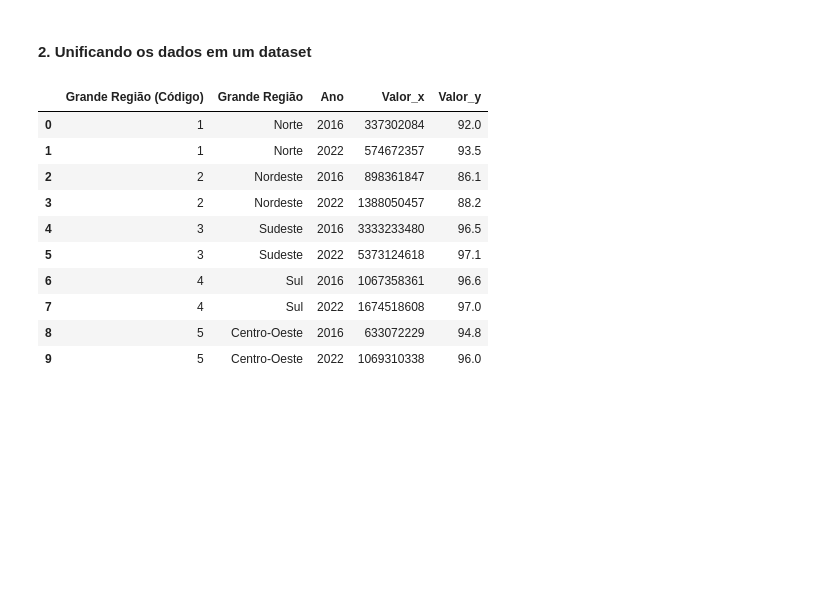
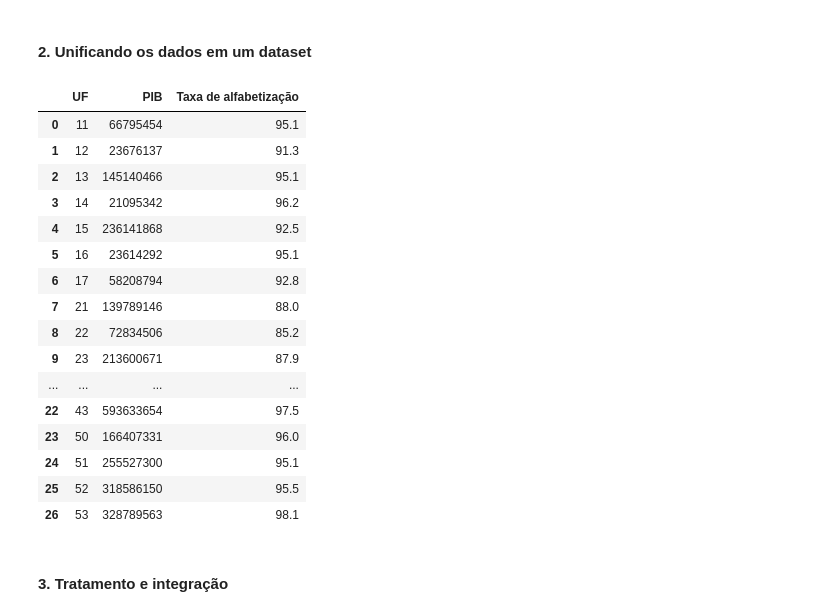
Before and after one commit to SRRenan-Souza/data-mining, a Jupyter notebook: src/mineracao.ipynb, the cells around one changed output. Cells and saved outputs as stored; diff of their text form; code cells hidden in the pictures; blank space fills up the shorter version.

Commit message:
pequenas mudanças nas fontes e estrutura do dataset (incompleto)

```diff
--- a/src/mineracao.ipynb
+++ b/src/mineracao.ipynb
@@ -20,7 +20,8 @@ api: API = API()
 dataset: list[pd.DataFrame] = []
 
 # Armazena as tabelas extraídas da API em uma lista
-dataset.append(api.query(Provider.SIDRA, "PIB por região - 2016/2022"))
-dataset.append(api.query(Provider.SIDRA, "Alfabetização por Região"))
+
+dataset.append(api.query(Provider.IBGE, "PIB por município").rename(columns={"localidade": "Município", "2022": "PIB"}))
+dataset.append(api.query(Provider.SIDRA, "Alfabetização por UF").rename(columns={"Unidade da Federação (Código)": "UF", "Valor": "Taxa de alfabetização"}))
 # OUTRAS CONSULTAS...
 # %% [output]
@@ -69,0 +47,7 @@ for ds in dataset:
+# %%
+dataset[0]["UF"] = dataset[0]["codigo"].astype(str).str[:2]
+dataset[0]["PIB"] = pd.to_numeric(dataset[0]["PIB"], errors="coerce")
+dataset[0] = dataset[0].groupby("UF", as_index=False)["PIB"].sum()
+
+for ds in dataset:
+    display(ds)
@@ -101,19 +107,27 @@ df
 # %%
 dados : pd.DataFrame = dataset[0]
 
 for i in range(1, len(dataset)):
-    dados = pd.merge(dados, dataset[i], how="inner", on=["Grande Região (Código)", "Grande Região", "Ano"])
+    dados = pd.merge(dados, dataset[i], how="inner", on=["UF"])
 
 dados
 # %% [output]
-|  | Grande Região (Código) | Grande Região | Ano | Valor_x | Valor_y |
-| 0 | 1 | Norte | 2016 | 337302084 | 92.0 |
-| 1 | 1 | Norte | 2022 | 574672357 | 93.5 |
-| 2 | 2 | Nordeste | 2016 | 898361847 | 86.1 |
-| 3 | 2 | Nordeste | 2022 | 1388050457 | 88.2 |
-| 4 | 3 | Sudeste | 2016 | 3333233480 | 96.5 |
-| 5 | 3 | Sudeste | 2022 | 5373124618 | 97.1 |
-| 6 | 4 | Sul | 2016 | 1067358361 | 96.6 |
-| 7 | 4 | Sul | 2022 | 1674518608 | 97.0 |
-| 8 | 5 | Centro-Oeste | 2016 | 633072229 | 94.8 |
-| 9 | 5 | Centro-Oeste | 2022 | 1069310338 | 96.0 |
+|  | UF | PIB | Taxa de alfabetização |
+| 0 | 11 | 66795454 | 95.1 |
+| 1 | 12 | 23676137 | 91.3 |
+| 2 | 13 | 145140466 | 95.1 |
+| 3 | 14 | 21095342 | 96.2 |
+| 4 | 15 | 236141868 | 92.5 |
+| 5 | 16 | 23614292 | 95.1 |
+| 6 | 17 | 58208794 | 92.8 |
+| 7 | 21 | 139789146 | 88.0 |
+| 8 | 22 | 72834506 | 85.2 |
+| 9 | 23 | 213600671 | 87.9 |
+| ... | ... | ... | ... |
+| 22 | 43 | 593633654 | 97.5 |
+| 23 | 50 | 166407331 | 96.0 |
+| 24 | 51 | 255527300 | 95.1 |
+| 25 | 52 | 318586150 | 95.5 |
+| 26 | 53 | 328789563 | 98.1 |
+# %% [markdown]
+#### 3. Tratamento e integração
```
Also changed, not shown: parts of 7 cells of this notebook, 2 other files.
